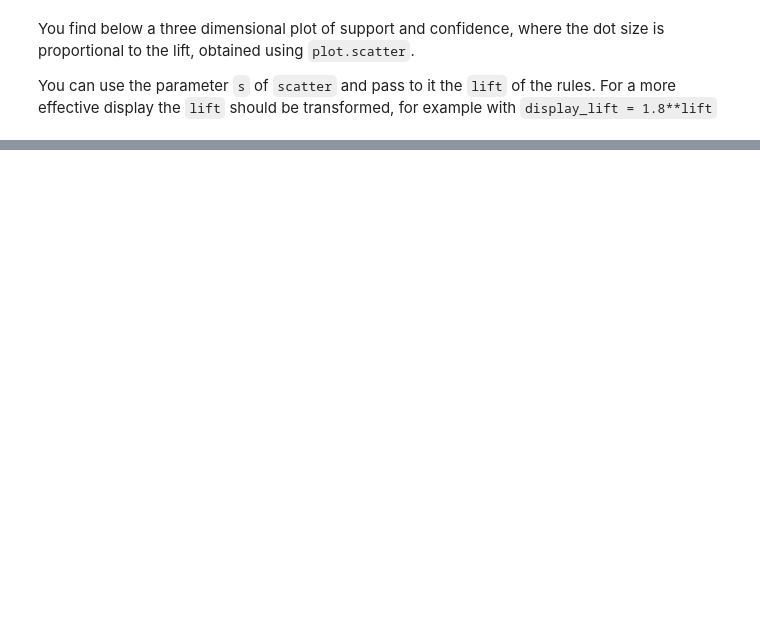
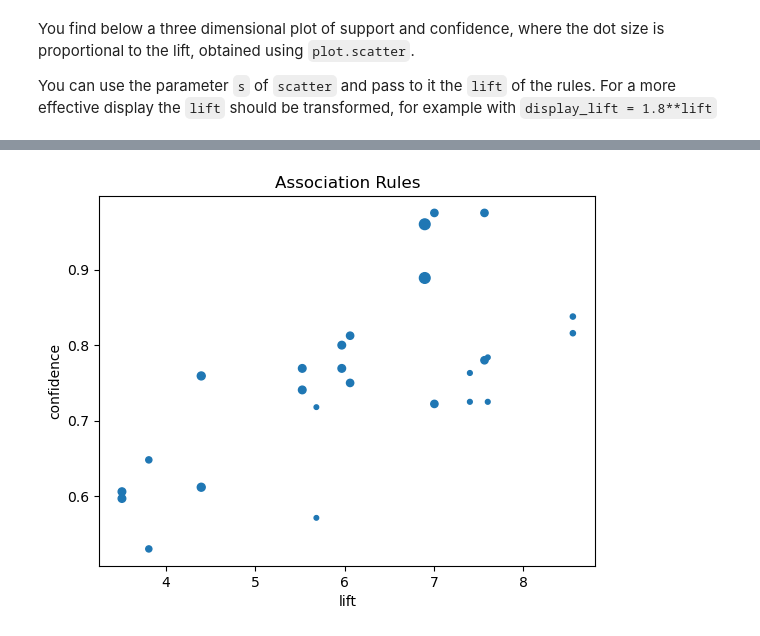
Before and after one commit to Jacopoabete/BBS_Machine_Learning_public, a Jupyter notebook: Lab-Association-rules/lab7-07-association-rules_nocode.ipynb, the cells around one changed output, grey strips where cells are left out. Saved outputs shown, nothing was run; the diff lists cells and outputs as text; code cells hidden in the pictures; blank space fills up the shorter version.

```diff
--- a/Lab-Association-rules/lab7-07-association-rules_nocode.ipynb
+++ b/Lab-Association-rules/lab7-07-association-rules_nocode.ipynb
@@ -164,5 +159,8 @@ Actions:
 1. reset the index
 1. fill the missing with zero (`fillna(0)`)
 1. store the result in the new dataframe `basket` and inspect it
+# %%
+# insert your code here
+basket = df.groupby(['InvoiceNo', 'Description'])['Quantity'].sum().unstack().reset_index().fillna(0).set_index('InvoiceNo')
 # %%
 # insert your code here
@@ -209,0 +187,10 @@ This step will complete the _one hot encoding_ of the data.
+# %%
+ def encode_units(x):
+     if x <= 0:
+         return False
+     if x >= 1:
+         return True
+
+basket_sets = basket.map(encode_units)
+basket_sets = basket.astype('bool')
+basket_sets.describe()
@@ -221,3 +212,18 @@ print()
+# %%
+# insert your code here
+step = 0.01
+min_support = 1
+min_rules = 20
+metric = 'lift'
+min_threshold = 1
+while True:
+    frequent_itemsets = apriori(basket_sets, min_support=min_support, use_colnames=True)
+    if frequent_itemsets.shape[0]>0:
+        rules = association_rules(frequent_itemsets, metric=metric, min_threshold=min_threshold)
+    if frequent_itemsets.shape[0] >0 and rules.shape[0]>=min_rules:
+        break
+    else:
+        min_support -= step
 # %% [markdown]
 In order to plot the rules, it is better to sort them according to some metrics.
 We will sort on descending confidence and support and plot `'confidence'` and `'support'`.
@@ -237,0 +236,4 @@ We will sort on descending confidence and support and plot `'confidence'` and `'
+# %%
+# insert your code here
+sorted_rules=rules.sort_values(by=['lift','confidence'],ascending=False).reset_index(drop=True)
+sorted_rules.head()
@@ -246,0 +251,5 @@ You can use the parameter `s` of `scatter` and pass to it the `lift` of the rule
+# %%
+# insert your code here
+sorted_rules.plot.scatter(x='lift',y='confidence',s=3**(sorted_rules['support']*30),title='Association Rules');
+# %% [output]
+[figure, added]
```
Also changed, not shown: parts of 26 cells of this notebook, 8 other files.
